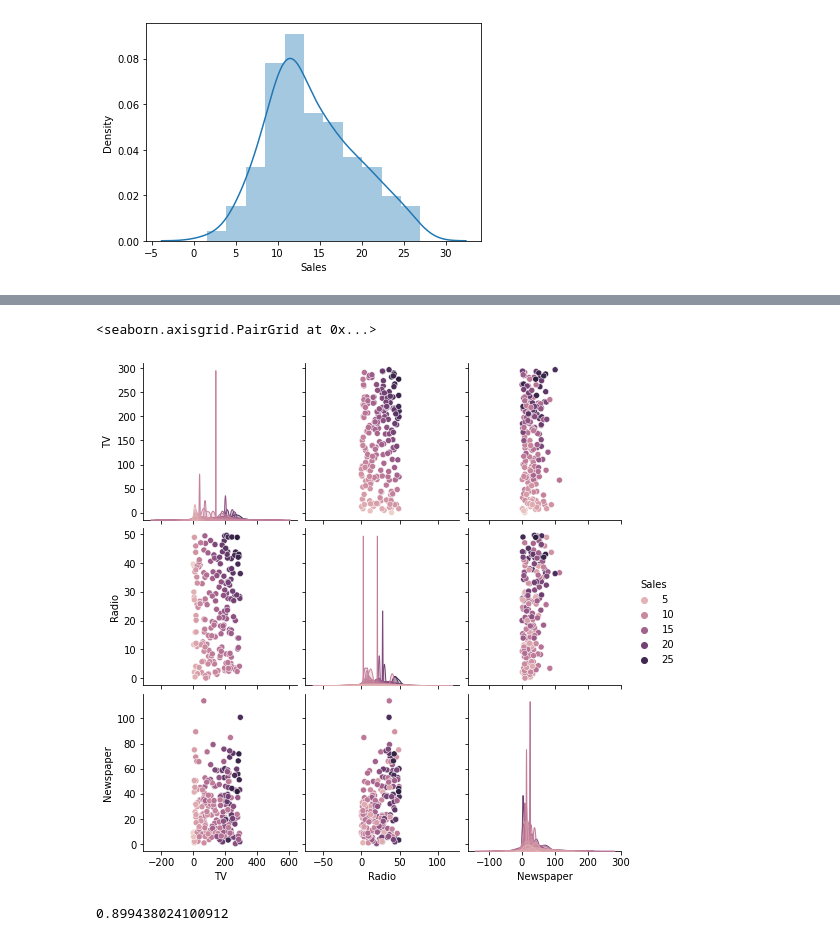
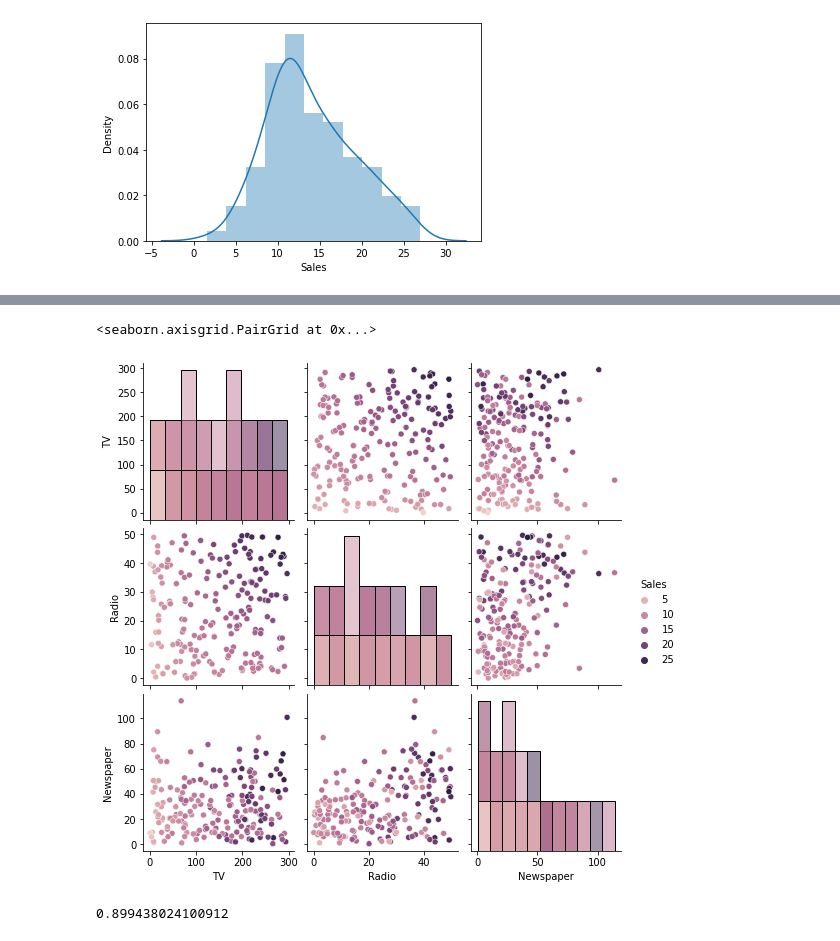
Before and after one commit to Noor820/oibsib_03, a Jupyter notebook: oibsib3.ipynb, the cells around one changed output, grey strips where cells are left out. Cells and saved outputs as stored; diff of their text form; code cells hidden in the pictures.

```diff
--- a/oibsib3.ipynb
+++ b/oibsib3.ipynb
@@ -154,10 +156,10 @@ figure.show()
 [interactive output not drawn]
 [interactive output not drawn]
 # %%
-sns.pairplot(data,hue='Sales')
+sns.pairplot(data, hue="Sales", diag_kind="hist")
 # %% [output]
 <seaborn.axisgrid.PairGrid at 0x...>
-[figure, old version]
+[figure, new version]
 # %%
 x = np.array(data.drop(['Sales'], axis=1))
 y = np.array(data['Sales'])
```
Also changed, not shown: parts of 1 cell of this notebook.
